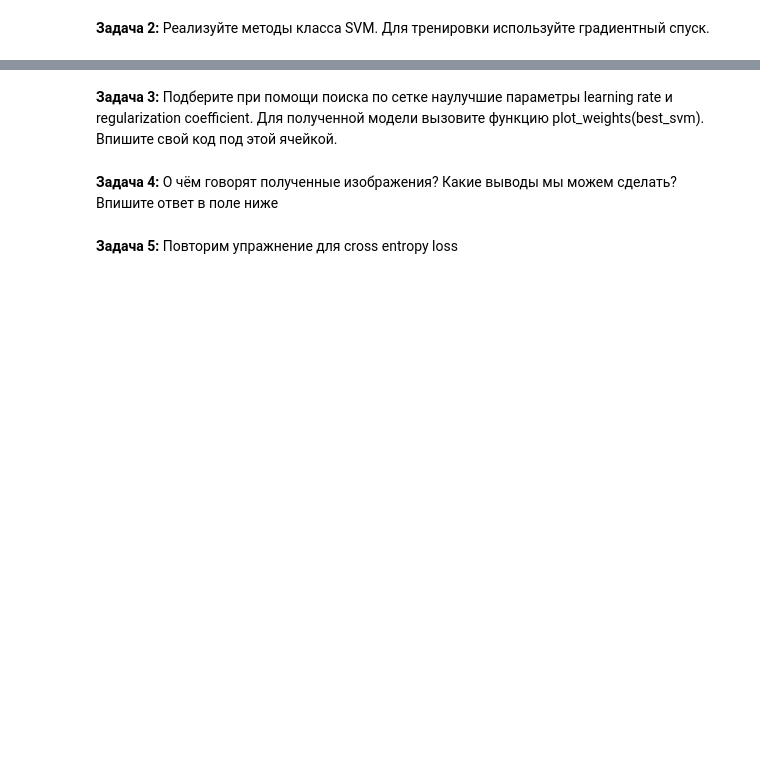
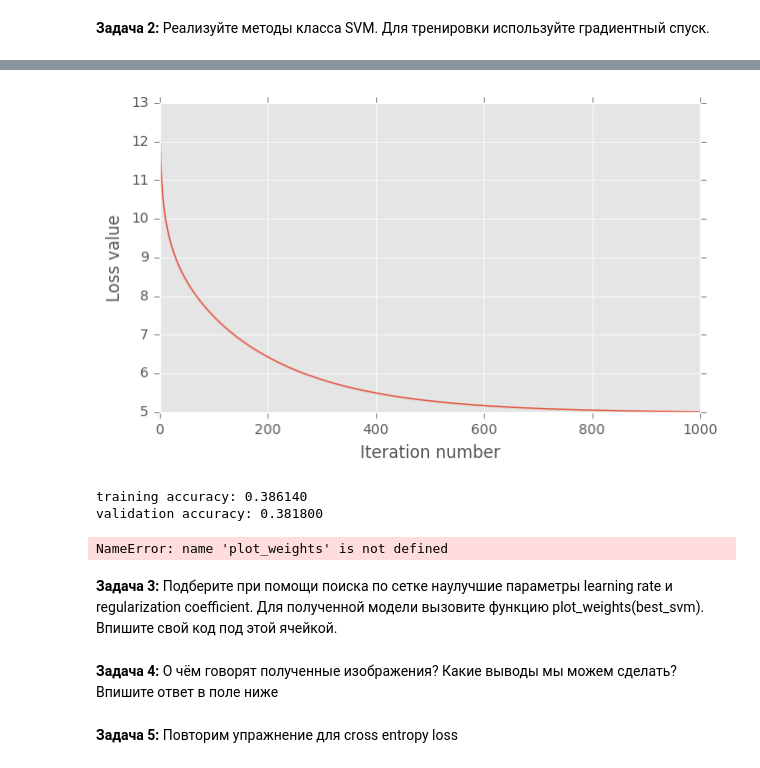
Before and after one commit to AndrewSukhobok95/DeepLearningHSE, a Jupyter notebook: hw/HW1.ipynb, the cells around one changed output, grey strips where cells are left out. Drawn from its saved outputs; the diff is of its cells as text; code cells hidden in the pictures; blank space fills up the shorter version.

```diff
--- a/hw/HW1.ipynb
+++ b/hw/HW1.ipynb
@@ -163,12 +167,20 @@ def svm_loss(W, X, y, reg):
     - loss (одно число)
     - градиент по W
     """
+    y = y.flatten()
+    W = W.T.copy()
 
-    # Впишите свой код на место заглушки
     loss = 0
     dW = np.zeros(W.shape)
+    num_train = X.shape[0]
 
+    scores = X.dot(W)
+    yi_scores = scores[np.arange(scores.shape[0]),y] # http://stackoverflow.com/a/23435843/459241
+    margins = np.maximum(0, scores - np.matrix(yi_scores).T + 1)
+    margins[np.arange(num_train),y] = 0
+    loss = np.mean(np.sum(margins, axis=1))
 
+    loss += 0.5 * reg * np.sum(np.array(W) * np.array(W))
 
     #############################################################################
     # TODO:                                                                     #
@@ -179,8 +191,19 @@ def svm_loss(W, X, y, reg):
     # code above to compute the gradient.                                       #
     #############################################################################
 
+    binary = margins
+    binary[margins > 0] = 1
+    row_sum = np.sum(binary, axis=1)
+    binary[np.arange(num_train), y] = -row_sum.T
+    dW = np.dot(X.T, binary)
 
-    return loss, dW
+    # Average
+    dW /= num_train
+
+    # Regularize
+    dW += reg*W
+
+    return loss, dW.T
 # %%
 # Заполняем матрицу весов W случайным образом
 W = np.random.randn(10, 3073) * 0.0001
@@ -255,14 +278,17 @@ class SVM():
 
     def train(self, x_train, y_train, learning_rate=1e-7, reg=2.5e4,
                       num_iters=1000, verbose=True):
-        #Здесь (на месте заглушки) впишите релаизацию градиентного спуска, используя функцию потерь, которую вы определелили выше.
-        #Если обучение проходит слишком медленно, возможно необходимо что-то улучшить?
         loss_history = []
         for it in range(num_iters):
-            loss = 0
-            loss_history.append(loss)
+            Loss, dL = svm_loss(self.W, x_train, y_train, reg)
+            self.W = (self.W - learning_rate*dL)
+            loss_history.append(Loss)
+
+            if verbose:
+                print(it, Loss)
 
         return loss_history
 
-    def predict(self, y):
-        pass
+    def predict(self, X):
+        pred = X.dot(self.W.T)
+        return np.argmax(np.array(pred), axis=1).reshape(pred.shape[0],1)
@@ -272,6 +298,6 @@ class SVM():
 tic = time.time()
 svm = SVM()
 loss_hist = svm.train(x_train, y_train, learning_rate=1e-7, reg=2.5e4,
-                      num_iters=1500, verbose=True)
+                      num_iters=1000, verbose=True)
 toc = time.time()
 print('That took %fs' % (toc - tic))
@@ -278,15 +322,25 @@ print('That took %fs' % (toc - tic))
 # %%
 # Хорошая идея для отладки -- нарисовать график отношения функци потерь к номеру итерации
+plt.figure(figsize=(7,4))
 plt.plot(loss_hist)
 plt.xlabel('Iteration number')
 plt.ylabel('Loss value')
 plt.show()
+# %% [output]
+[figure, added]
 # %%
 # Теперь вычислим точность на тренировочном и тестовом множествах
 y_train_pred = svm.predict(x_train)
 print('training accuracy: %f' % (np.mean(y_train == y_train_pred), ))
-y_val_pred = svm.predict(X_val)
-print('validation accuracy: %f' % (np.mean(y_val == y_val_pred), ))
+y_val_pred = svm.predict(x_test)
+print('validation accuracy: %f' % (np.mean(y_test == y_val_pred), ))
+# %% [output]
+training accuracy: 0.386140
+validation accuracy: 0.381800
+# %%
+plot_weights(svm)
+# %% [output]
+NameError: name 'plot_weights' is not defined
 # %%
 def plot_weights(best_svm):
     w = best_svm.W[:,:-1] # strip out the bias
```
Also changed, not shown: parts of 11 cells of this notebook, 1 other file.
